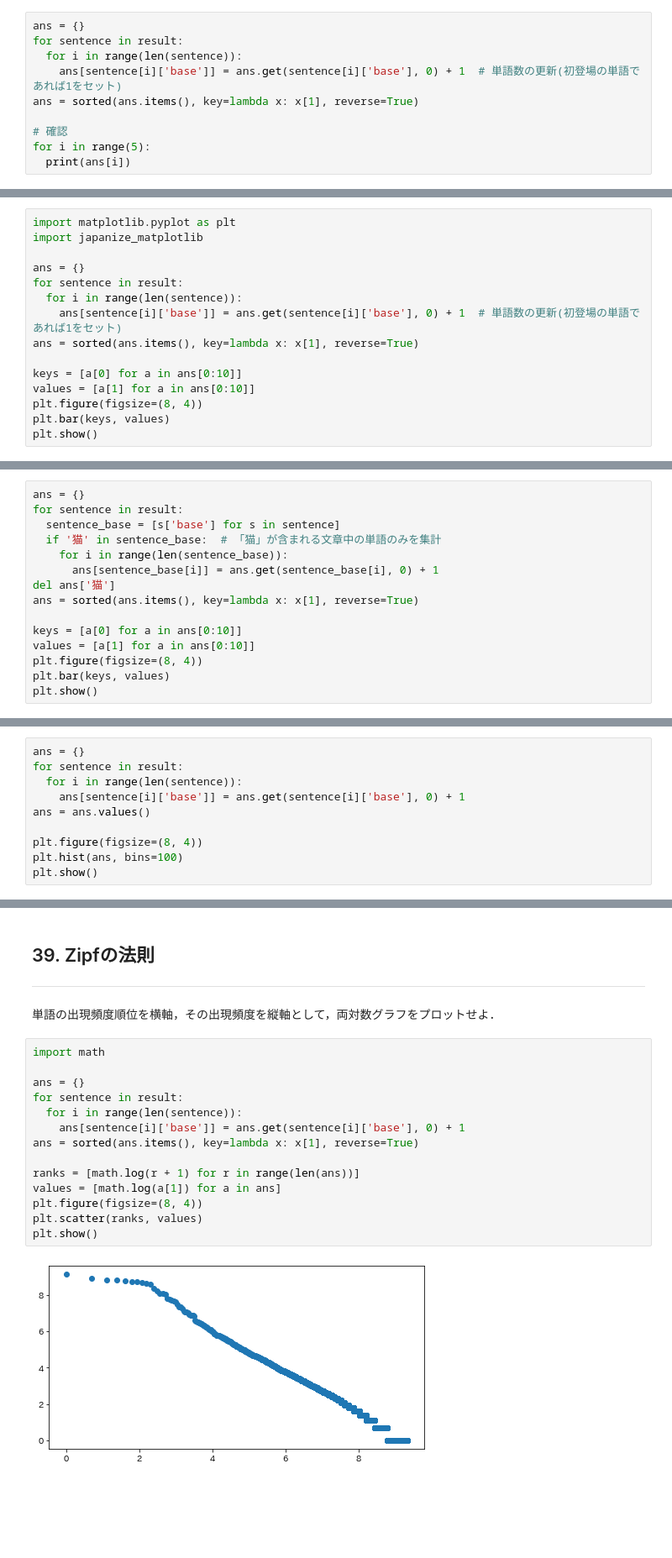
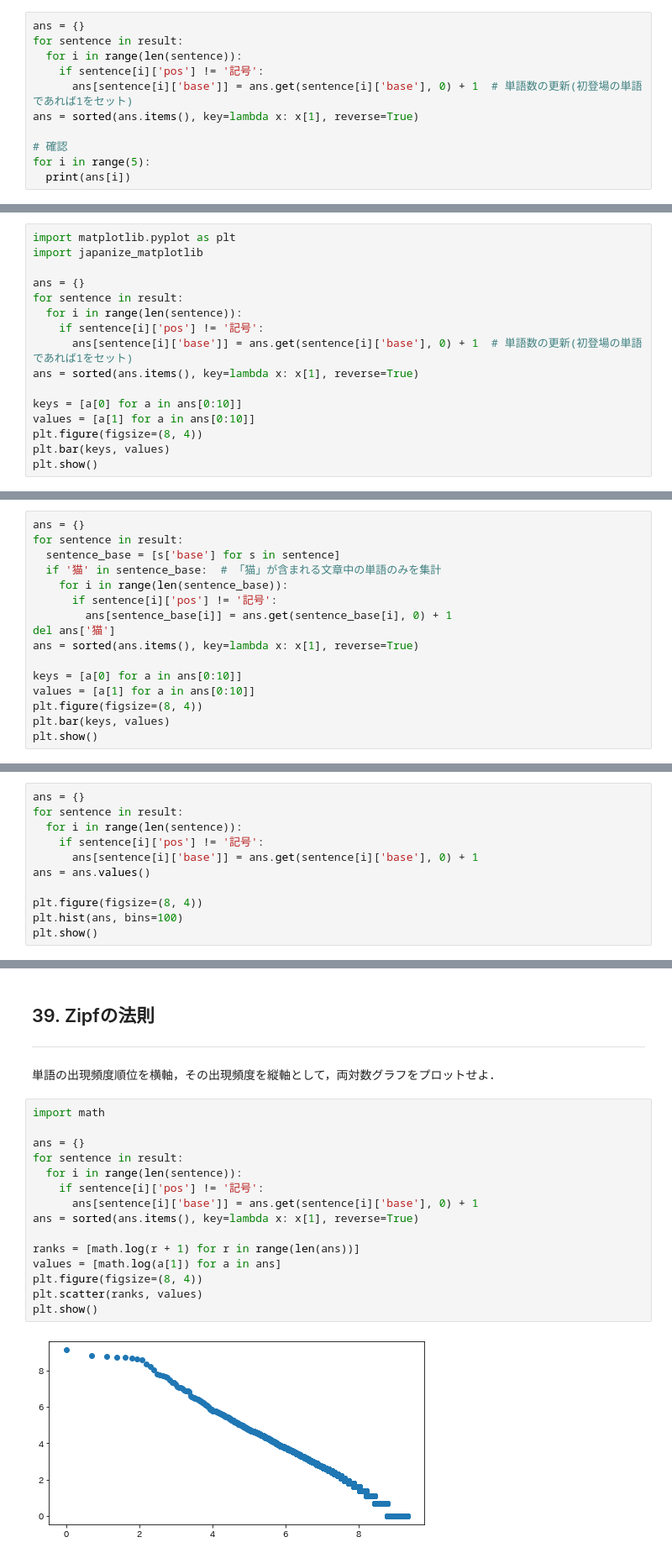
Before and after one commit to yamaru12345/nlp100, a Jupyter notebook: chapter04.ipynb, the cells around one changed output, grey strips where cells are left out. Shown: that part at 84% size. Cells and saved outputs as stored; diff of their text form; blank space fills up the shorter version.

```diff
--- a/chapter04.ipynb
+++ b/chapter04.ipynb
@@ -150,7 +152,8 @@ for i in range(5):
 ans = {}
 for sentence in result:
   for i in range(len(sentence)):
-    ans[sentence[i]['base']] = ans.get(sentence[i]['base'], 0) + 1  # 単語数の更新(初登場の単語であれば1をセット)
+    if sentence[i]['pos'] != '記号':
+      ans[sentence[i]['base']] = ans.get(sentence[i]['base'], 0) + 1  # 単語数の更新(初登場の単語であれば1をセット)
 ans = sorted(ans.items(), key=lambda x: x[1], reverse=True)
 
 # 確認
@@ -175,7 +178,8 @@ import japanize_matplotlib
 ans = {}
 for sentence in result:
   for i in range(len(sentence)):
-    ans[sentence[i]['base']] = ans.get(sentence[i]['base'], 0) + 1  # 単語数の更新(初登場の単語であれば1をセット)
+    if sentence[i]['pos'] != '記号':
+      ans[sentence[i]['base']] = ans.get(sentence[i]['base'], 0) + 1  # 単語数の更新(初登場の単語であれば1をセット)
 ans = sorted(ans.items(), key=lambda x: x[1], reverse=True)
 
 keys = [a[0] for a in ans[0:10]]
@@ -197,7 +201,8 @@ for sentence in result:
   sentence_base = [s['base'] for s in sentence]
   if '猫' in sentence_base:  # 「猫」が含まれる文章中の単語のみを集計
     for i in range(len(sentence_base)):
-      ans[sentence_base[i]] = ans.get(sentence_base[i], 0) + 1
+      if sentence[i]['pos'] != '記号':
+        ans[sentence_base[i]] = ans.get(sentence_base[i], 0) + 1
 del ans['猫']
 ans = sorted(ans.items(), key=lambda x: x[1], reverse=True)
 
@@ -216,7 +221,8 @@ plt.show()
 ans = {}
 for sentence in result:
   for i in range(len(sentence)):
-    ans[sentence[i]['base']] = ans.get(sentence[i]['base'], 0) + 1
+    if sentence[i]['pos'] != '記号':
+      ans[sentence[i]['base']] = ans.get(sentence[i]['base'], 0) + 1
 ans = ans.values()
 
 plt.figure(figsize=(8, 4))
@@ -231,16 +237,17 @@ plt.show()
 # %%
 import math
 
 ans = {}
 for sentence in result:
   for i in range(len(sentence)):
-    ans[sentence[i]['base']] = ans.get(sentence[i]['base'], 0) + 1
+    if sentence[i]['pos'] != '記号':
+      ans[sentence[i]['base']] = ans.get(sentence[i]['base'], 0) + 1
 ans = sorted(ans.items(), key=lambda x: x[1], reverse=True)
 
 ranks = [math.log(r + 1) for r in range(len(ans))]
 values = [math.log(a[1]) for a in ans]
 plt.figure(figsize=(8, 4))
 plt.scatter(ranks, values)
 plt.show()
 # %% [output]
-[figure, old version]
+[figure, new version]
```
Also changed, not shown: parts of 8 cells of this notebook.
